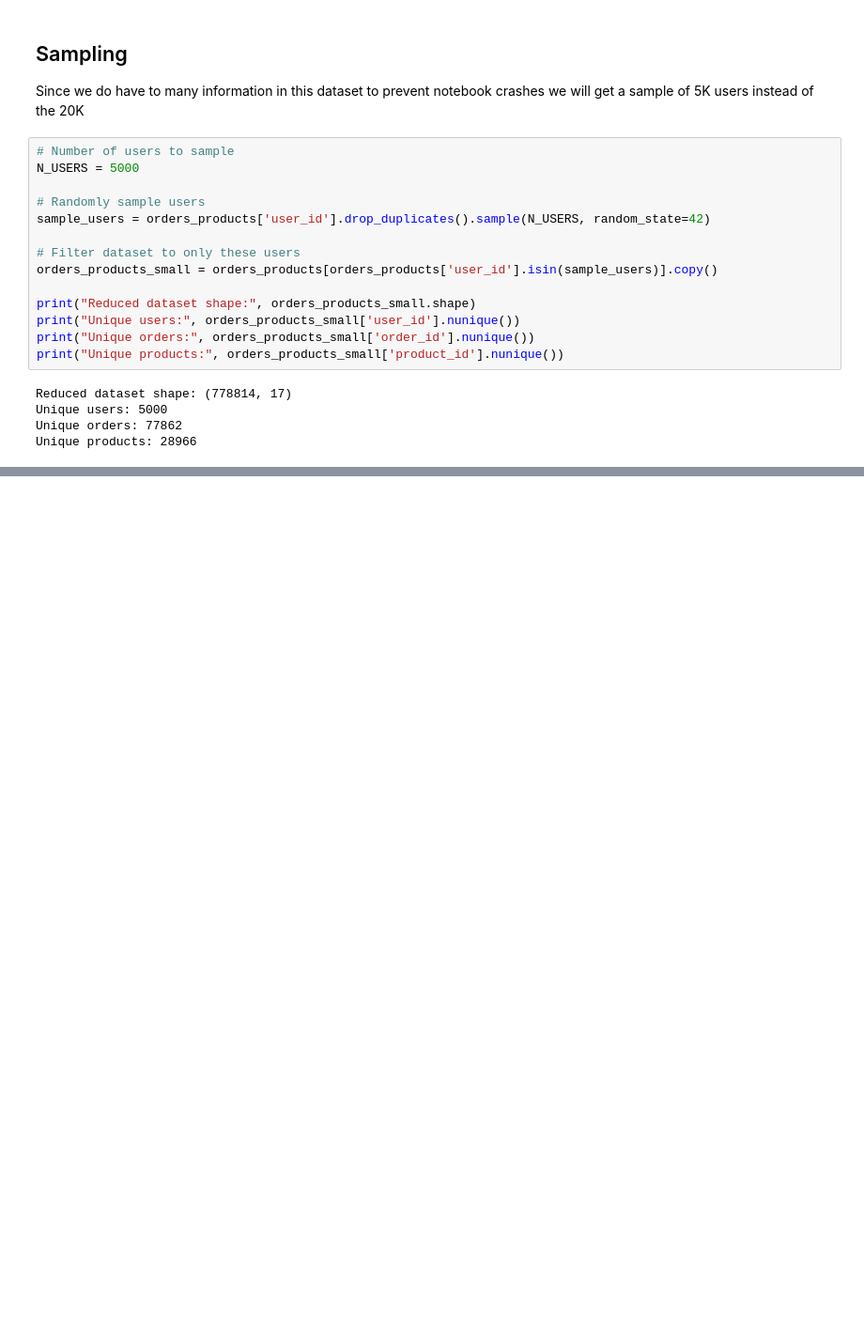
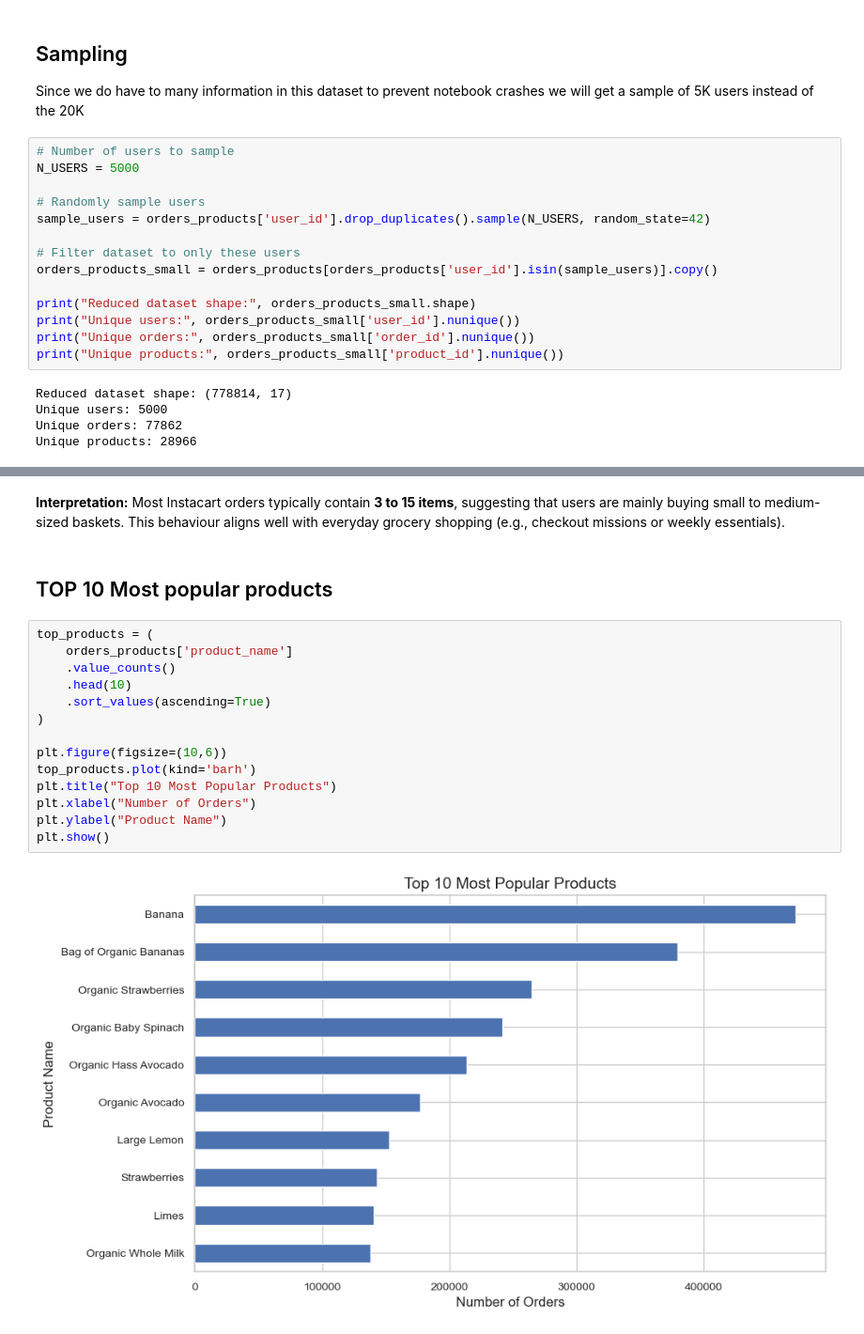
Before and after one commit to Blastronauta/CA2-Semester-2-ML-DV-integrated, a Jupyter notebook: MLBus_HDipData_CA2_KTamayo_Feb25.ipynb, the cells around one changed output, grey strips where cells are left out. Shown: that part at 94% size. Drawn from its saved outputs; the diff is of its cells as text; blank space fills up the shorter version.

```diff
--- a/MLBus_HDipData_CA2_KTamayo_Feb25.ipynb
+++ b/MLBus_HDipData_CA2_KTamayo_Feb25.ipynb
@@ -335,0 +388,22 @@ Unique products: 28966
+# %% [markdown]
+**Interpretation:** Most Instacart orders typically contain **3 to 15 items**, suggesting that users are mainly buying small to medium-sized baskets.
+This behaviour aligns well with everyday grocery shopping (e.g., checkout missions or weekly essentials).
+# %% [markdown]
+TOP 10 Most popular products
+--
+# %%
+top_products = (
+    orders_products['product_name']
+    .value_counts()
+    .head(10)
+    .sort_values(ascending=True)
+)
+
+plt.figure(figsize=(10,6))
+top_products.plot(kind='barh')
+plt.title("Top 10 Most Popular Products")
+plt.xlabel("Number of Orders")
+plt.ylabel("Product Name")
+plt.show()
+# %% [output]
+[figure, added]
```
Also changed, not shown: parts of 24 cells of this notebook.
